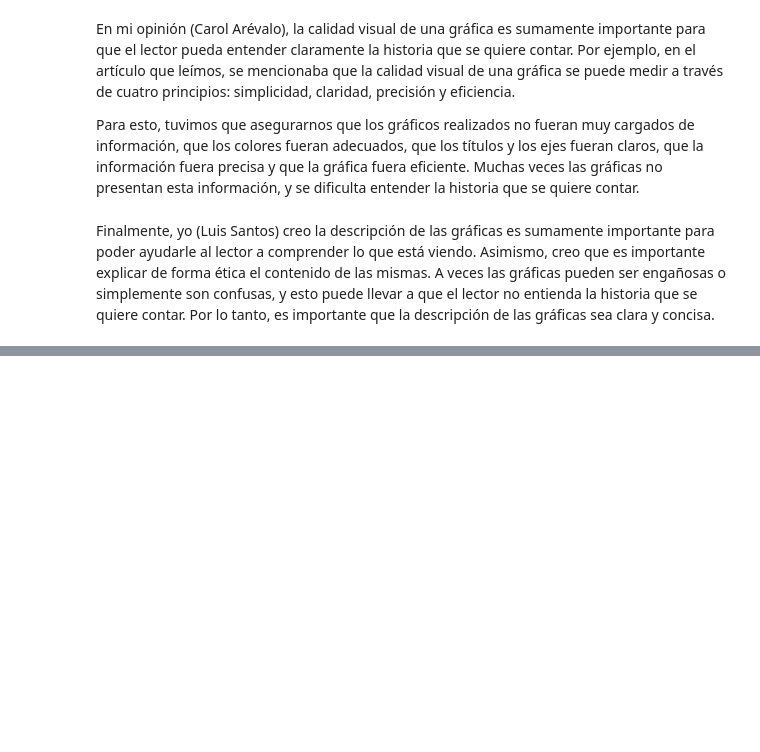
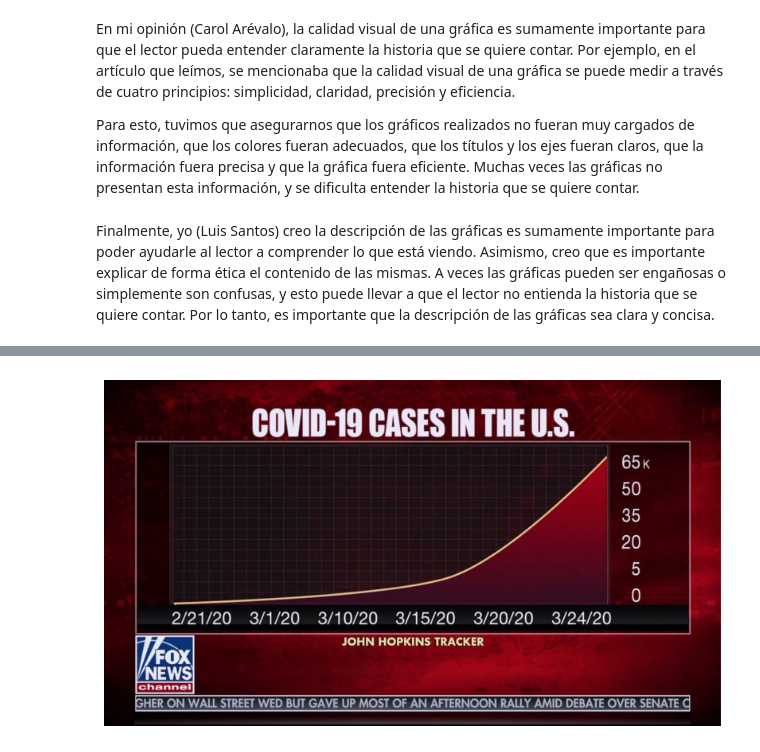
Before and after one commit to stefanoaragoni/datascience_lab9, a Jupyter notebook: lab9.ipynb, the cells around one changed output, grey strips where cells are left out. Drawn from its saved outputs; the diff is of its cells as text; code cells hidden in the pictures; blank space fills up the shorter version.

```diff
--- a/lab9.ipynb
+++ b/lab9.ipynb
@@ -251,0 +276,8 @@ En nuestra opinión, la ética es sumamente importante en la visualización de d
+# %%
+# Mostrar la imagen
+plt.figure(figsize=(10,6))
+plt.imshow(plt.imread('misleading2.jpg'))
+plt.axis('off')
+plt.show()
+# %% [output]
+[figure, added]
```
Also changed, not shown: parts of 5 cells of this notebook, 1 other file.
